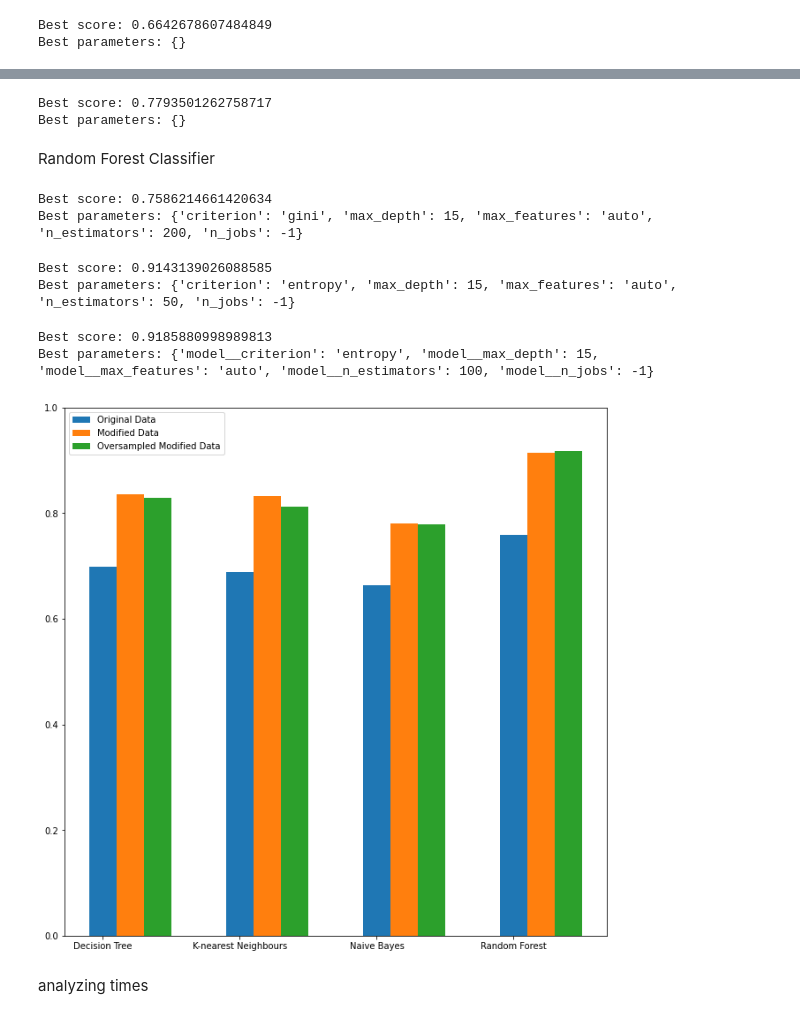
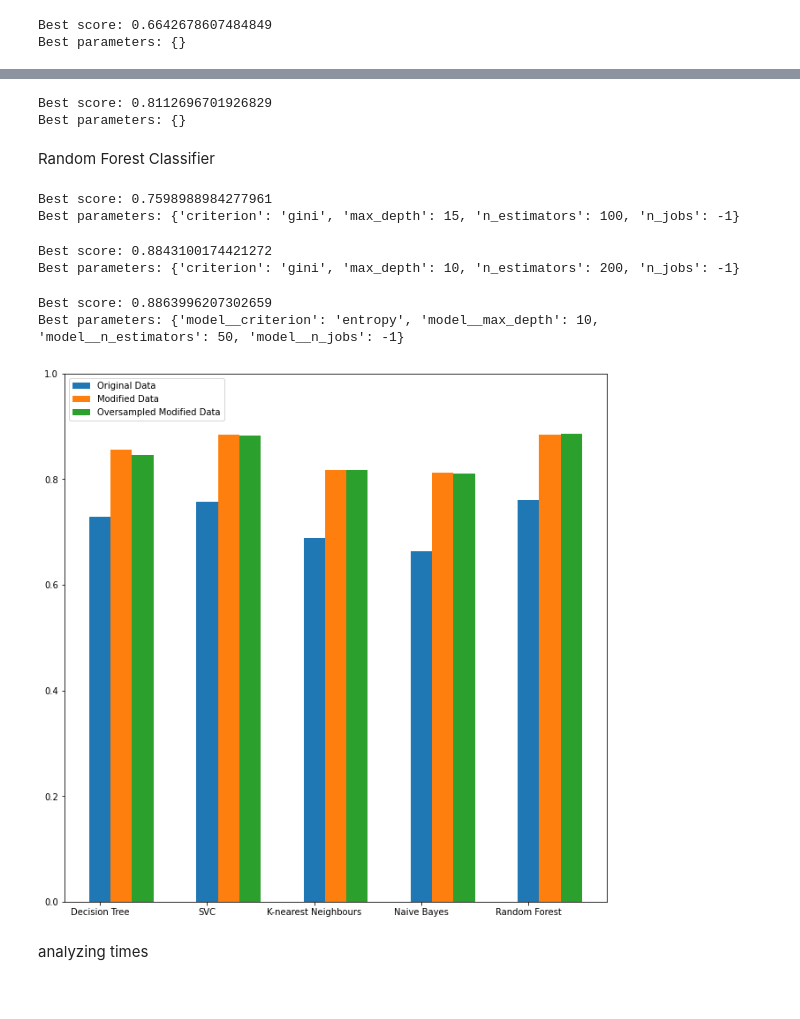
Before and after one commit to HenriqueNPinho/FEUP-IArt, a Jupyter notebook: Project_2/Students Dropout and Success.ipynb, the cells around one changed output, grey strips where cells are left out. Drawn from its saved outputs; the diff is of its cells as text; code cells hidden in the pictures.

```diff
--- a/Project_2/Students Dropout and Success.ipynb
+++ b/Project_2/Students Dropout and Success.ipynb
@@ -495,14 +516,14 @@ Best parameters: {}
 parameter_grid = {}
 
 # Oversampling / Feature Selection
-nb_os_fs = tune_model(mdf, GaussianNB(), parameter_grid, scaler=StandardScaler(), oversample=True)
+nb_os_fs = tune_model(student_data_clean, GaussianNB(), parameter_grid, scaler=StandardScaler(), oversample=True)
 # %% [output]
-Best score: 0.7793501262758717
+Best score: 0.8112696701926829
 Best parameters: {}
 # %% [markdown]
 Random Forest Classifier
 # %%
-from sklearn.ensemble import RandomForestClassifier
+
 
 # parameter_grid = {
 #     'n_estimators': [100,200],
@@ -516,58 +537,56 @@ parameter_grid = {
     'n_estimators': [10, 50, 100, 200],
     'max_depth': [5, 10, 15],
     'n_jobs': [-1], #Use all cores
-    'max_features': ['auto'],
     'criterion': ['gini', 'entropy']
 }
 
 # No oversampling / No feature selection
 rfc_original = tune_model(student_data, RandomForestClassifier(), parameter_grid)
 # %% [output]
-Best score: 0.7586214661420634
-Best parameters: {'criterion': 'gini', 'max_depth': 15, 'max_features': 'auto', 'n_estimators': 200, 'n_jobs': -1}
+Best score: 0.7598988984277961
+Best parameters: {'criterion': 'gini', 'max_depth': 15, 'n_estimators': 100, 'n_jobs': -1}
 # %%
 # No oversampling / Feature selection
-rfc = tune_model(mdf, RandomForestClassifier(), parameter_grid)
+rfc = tune_model(student_data_clean, RandomForestClassifier(), parameter_grid)
 # %% [output]
-Best score: 0.9143139026088585
-Best parameters: {'criterion': 'entropy', 'max_depth': 15, 'max_features': 'auto', 'n_estimators': 50, 'n_jobs': -1}
+Best score: 0.8843100174421272
+Best parameters: {'criterion': 'gini', 'max_depth': 10, 'n_estimators': 200, 'n_jobs': -1}
 # %%
 parameter_grid = {
     'model__n_estimators': [10, 50, 100, 200],
     'model__max_depth': [5, 10, 15],
     'model__n_jobs': [-1], #Use all cores
-    'model__max_features': ['auto'],
     'model__criterion': ['gini', 'entropy']
 }
 
 # Oversampling / Feature Selection
-rfc_os_fs = tune_model(mdf, RandomForestClassifier(), parameter_grid, oversample=True)
+rfc_os_fs = tune_model(student_data_clean, RandomForestClassifier(), parameter_grid, oversample=True)
 # %% [output]
-Best score: 0.9185880998989813
-Best parameters: {'model__criterion': 'entropy', 'model__max_depth': 15, 'model__max_features': 'auto', 'model__n_estimators': 100, 'model__n_jobs': -1}
+Best score: 0.8863996207302659
+Best parameters: {'model__criterion': 'entropy', 'model__max_depth': 10, 'model__n_estimators': 50, 'model__n_jobs': -1}
 # %%
 scores = {
     "Decision Tree" : [dt_original, dt, dt_os_fs],
-    #"SVC" : [svc_original, svc, svc_os_fs],
+    "SVC" : [svc_original, svc, svc_os_fs],
     "K-nearest Neighbours" : [knn_original, knn, knn_os_fs],
     "Naive Bayes" : [nb_original, nb, nb_os_fs],
     "Random Forest" : [rfc_original, rfc, rfc_os_fs]
 }
 
 labels = ["Original Data","Modified Data", "Oversampled Modified Data"]
 
-ind = np.arange(4)
+ind = np.arange(5)
 
 plt.figure(figsize=(11,11))
 plt.bar(ind, [i[0].best_score_ for i in scores.values()], 0.2)
 ax = plt.bar(ind + 0.2, [i[1].best_score_ for i in scores.values()], 0.2)
 ax = plt.bar(ind + 0.4, [i[2].best_score_ for i in scores.values()], 0.2)
 plt.xticks(ind, scores.keys())
 plt.legend(labels,loc=2)
 plt.ylim(0, 1)
 plt.show()
 # %% [output]
-[figure, old version]
+[figure, new version]
 # %% [markdown]
 analyzing times
 # %%
```
Also changed, not shown: parts of 33 cells of this notebook.
